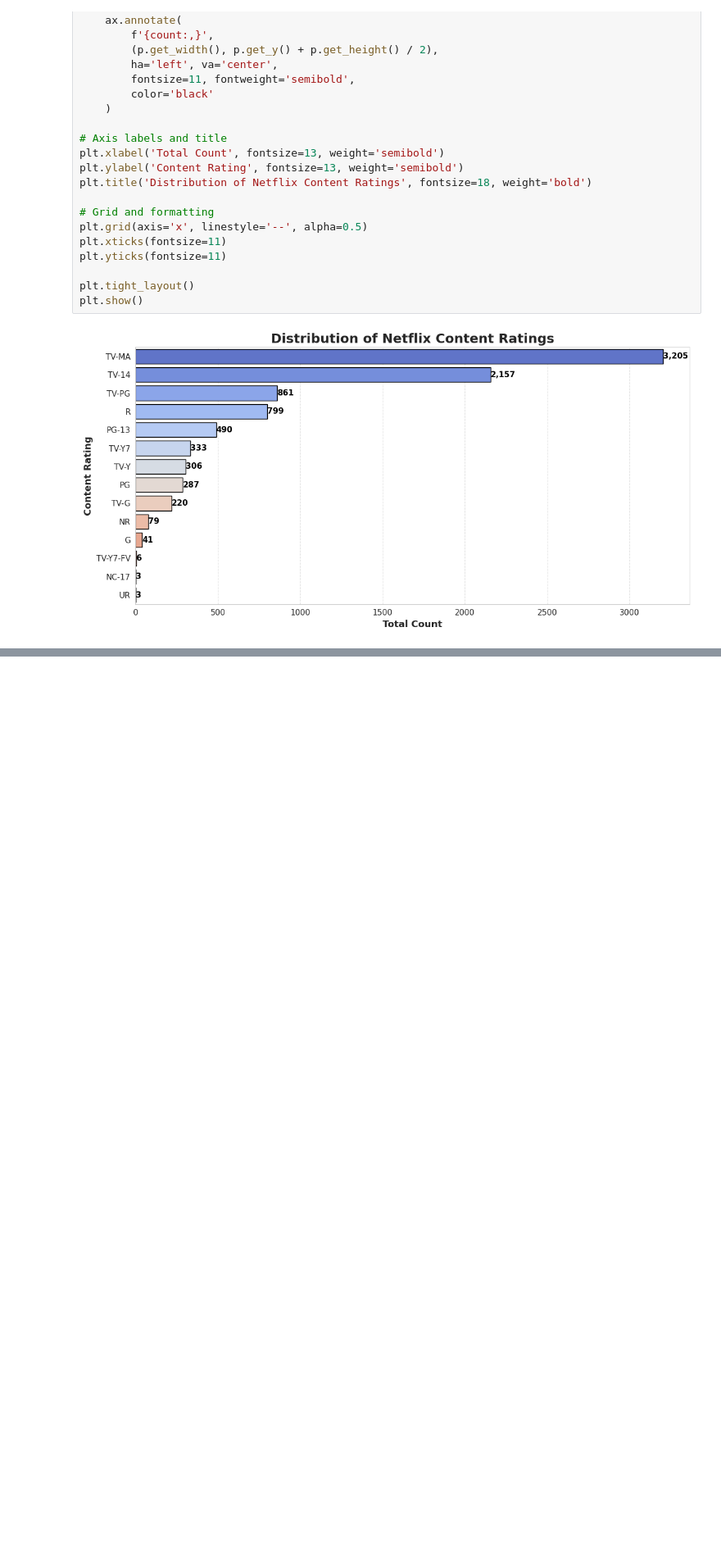
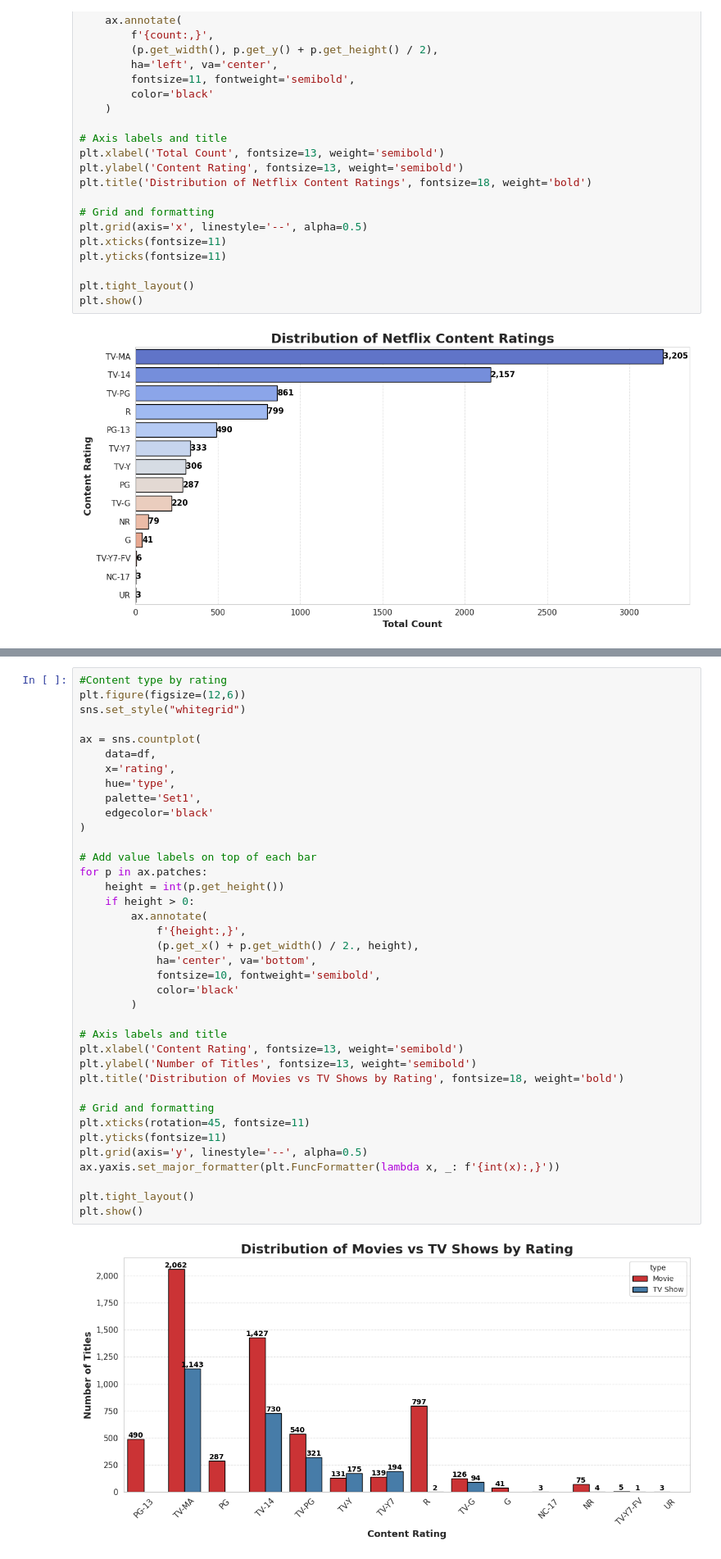
Before and after one commit to Kanakbaghel/Netflix_Movies_and_TV_Shows-EDA-, a Jupyter notebook: Netflix_EDA.ipynb, the cells around one changed output, grey strips where cells are left out. Shown: that part at 82% size. Drawn from its saved outputs; the diff is of its cells as text; blank space fills up the shorter version.

```diff
--- a/Netflix_EDA.ipynb
+++ b/Netflix_EDA.ipynb
@@ -184,0 +213,40 @@ plt.show()
+# %%
+#Content type by rating
+plt.figure(figsize=(12,6))
+sns.set_style("whitegrid")
+
+ax = sns.countplot(
+    data=df,
+    x='rating',
+    hue='type',
+    palette='Set1',
+    edgecolor='black'
+)
+
+# Add value labels on top of each bar
+for p in ax.patches:
+    height = int(p.get_height())
+    if height > 0:
+        ax.annotate(
+            f'{height:,}',
+            (p.get_x() + p.get_width() / 2., height),
+            ha='center', va='bottom',
+            fontsize=10, fontweight='semibold',
+            color='black'
+        )
+
+# Axis labels and title
+plt.xlabel('Content Rating', fontsize=13, weight='semibold')
+plt.ylabel('Number of Titles', fontsize=13, weight='semibold')
+plt.title('Distribution of Movies vs TV Shows by Rating', fontsize=18, weight='bold')
+
+# Grid and formatting
+plt.xticks(rotation=45, fontsize=11)
+plt.yticks(fontsize=11)
+plt.grid(axis='y', linestyle='--', alpha=0.5)
+ax.yaxis.set_major_formatter(plt.FuncFormatter(lambda x, _: f'{int(x):,}'))
+
+plt.tight_layout()
+plt.show()
+# %% [output]
+[figure, added]
```
Also changed, not shown: parts of 4 cells of this notebook.
